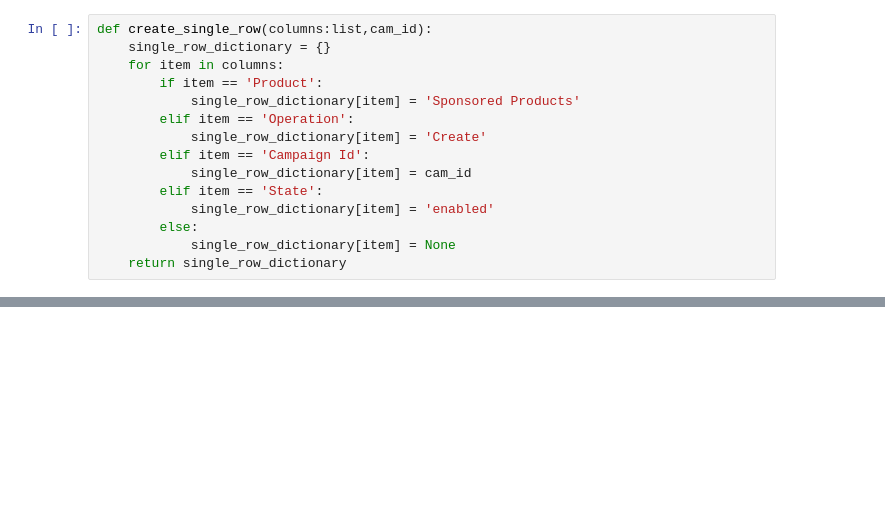
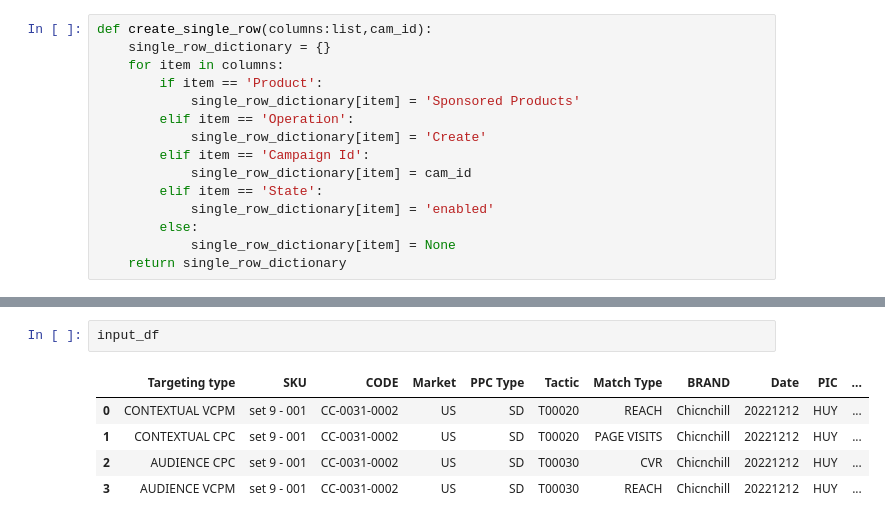
Before and after one commit to KDool/Ads-aws-excel, a Jupyter notebook: Code/setup_SD.ipynb, the cells around one changed output, grey strips where cells are left out. Saved outputs shown, nothing was run; the diff lists cells and outputs as text; blank space fills up the shorter version.

```diff
--- a/Code/setup_SD.ipynb
+++ b/Code/setup_SD.ipynb
@@ -82,3 +95,11 @@ createDataFrame_type1(cam_id='ABC123',budget=1000,sku='CC-100',bid_list=[5.5,6.5
 | 2 | Sponsored Products | Product ad | Create | ABC123 | ABC123 | None | None | None | ... |
 | 3 | Sponsored Products | Product targeting | Create | ABC123 | ABC123 | None | None | None | ... |
 | 4 | Sponsored Products | Product targeting | Create | ABC123 | ABC123 | None | None | None | ... |
+# %%
+input_df
+# %% [output]
+|  | Targeting type | SKU | CODE | Market | PPC Type | Tactic | Match Type | BRAND | Date | PIC | ... |
+| 0 | CONTEXTUAL VCPM | set 9 - 001 | CC-0031-0002 | US | SD | T00020 | REACH | Chicnchill | 20221212 | HUY | ... |
+| 1 | CONTEXTUAL CPC | set 9 - 001 | CC-0031-0002 | US | SD | T00020 | PAGE VISITS | Chicnchill | 20221212 | HUY | ... |
+| 2 | AUDIENCE CPC | set 9 - 001 | CC-0031-0002 | US | SD | T00030 | CVR | Chicnchill | 20221212 | HUY | ... |
+| 3 | AUDIENCE VCPM | set 9 - 001 | CC-0031-0002 | US | SD | T00030 | REACH | Chicnchill | 20221212 | HUY | ... |
```
Also changed, not shown: parts of 6 cells of this notebook, 10 other files.
